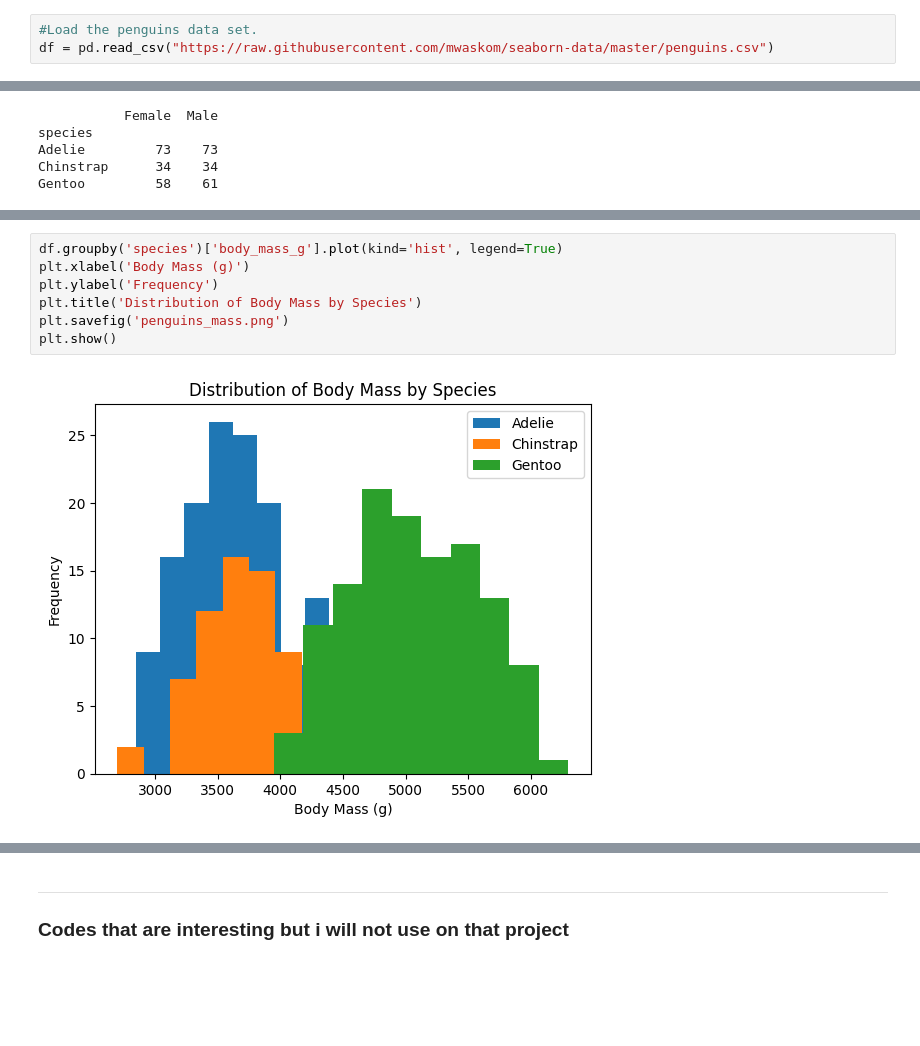
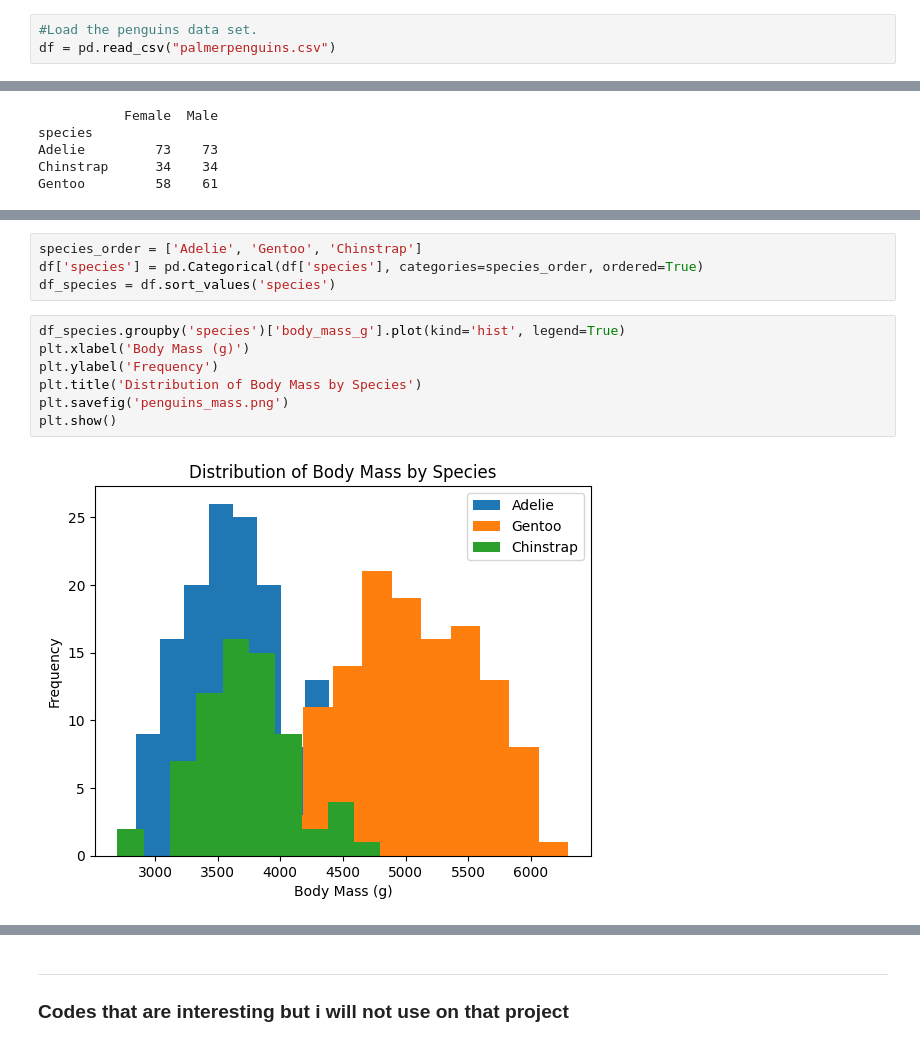
Before and after one commit to gusgoes/weekly-tasks, a Jupyter notebook: penguins.ipynb, the cells around one changed output, grey strips where cells are left out. Saved outputs shown, nothing was run; the diff lists cells and outputs as text; blank space fills up the shorter version.

```diff
--- a/penguins.ipynb
+++ b/penguins.ipynb
@@ -34,7 +34,7 @@ C:\Users\gusgo\AppData\Local\Packages\PythonSoftwareFoundation.Python.3.12_qbz5n
 Load the palmer penguins dara set from a URL
 # %%
 #Load the penguins data set.
-df = pd.read_csv("https://raw.githubusercontent.com/mwaskom/seaborn-data/master/penguins.csv")
+df = pd.read_csv("palmerpenguins.csv")
 # %% [markdown]
 The data is now loaded and we can inspect it.
 # %%
@@ -148,10 +139,14 @@ plt.savefig('penguins_mean.png')
+# %%
+species_order = ['Adelie', 'Gentoo', 'Chinstrap']
+df['species'] = pd.Categorical(df['species'], categories=species_order, ordered=True)
+df_species = df.sort_values('species')
 # %%
-df.groupby('species')['body_mass_g'].plot(kind='hist', legend=True)
+df_species.groupby('species')['body_mass_g'].plot(kind='hist', legend=True)
 plt.xlabel('Body Mass (g)')
 plt.ylabel('Frequency')
 plt.title('Distribution of Body Mass by Species')
 plt.savefig('penguins_mass.png')
 plt.show()
 # %% [output]
-[figure, old version]
+[figure, new version]
 # %%
```
Also changed, not shown: parts of 11 cells of this notebook, 4 other files.
